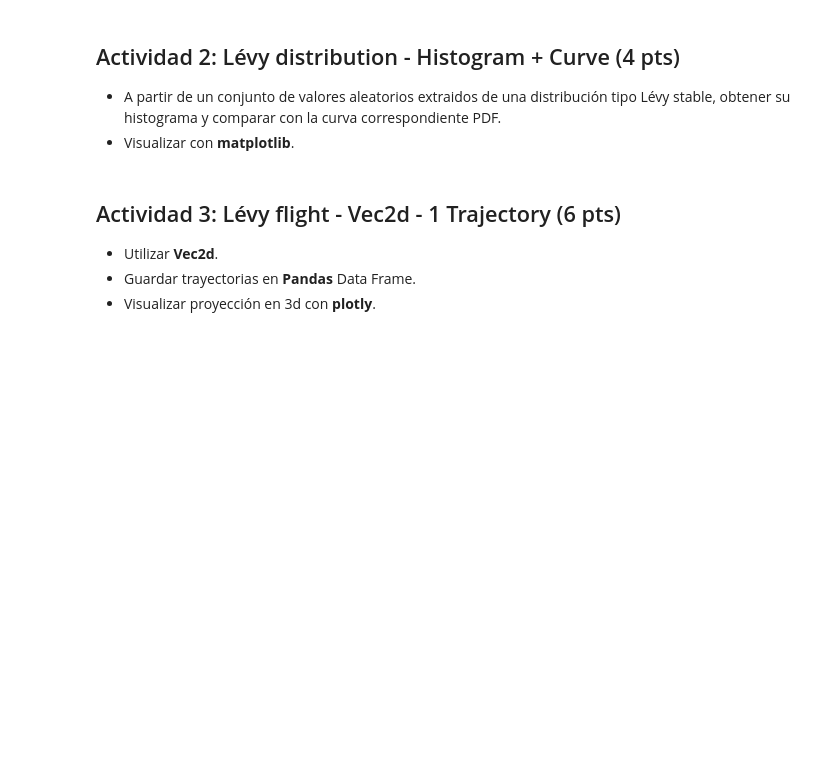
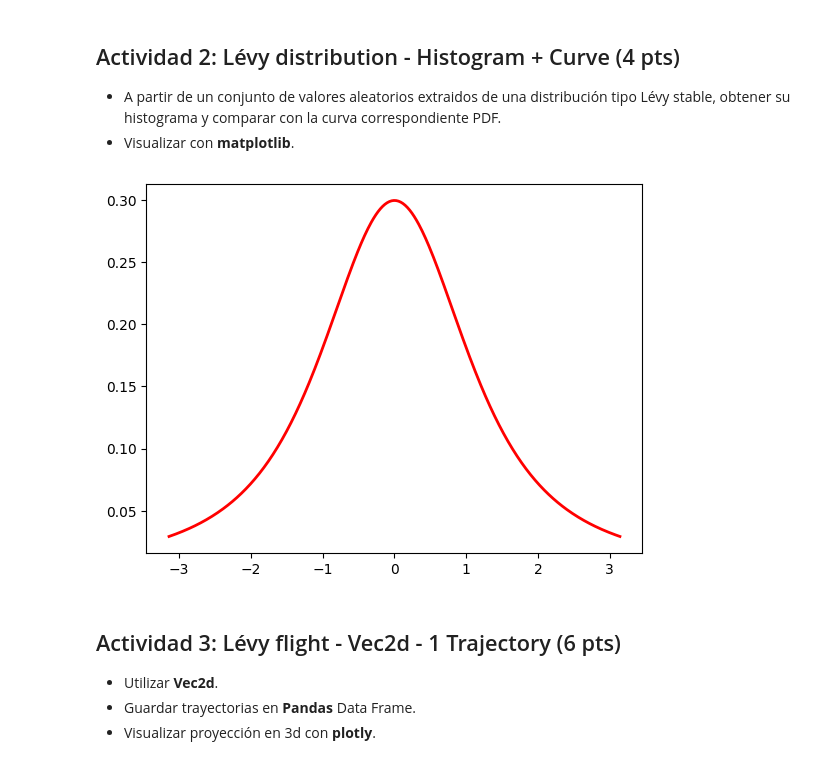
Before and after one commit to marcocucei/TI_I_Practica2, a Jupyter notebook: TI_1_Practica2.ipynb, the cells around one changed output. Drawn from its saved outputs; the diff is of its cells as text; code cells hidden in the pictures; blank space fills up the shorter version.

```diff
--- a/TI_1_Practica2.ipynb
+++ b/TI_1_Practica2.ipynb
@@ -115,17 +115,29 @@ fig_Levy_pdf.show()
 # %%
 #Parametros de la distribucion de Levy stable
 beta = 0.0
 levy_exponent = 1.2
-resolution = 600
+resolution = 400
 
 #dominio a evaluar la distribucion de los valores
-aux_domain = np.linspace(-10, 10, resolution)
+aux_domain = np.linspace(-np.pi, np.pi, resolution)
 
 #generar datos aleatorios con levy_stable.rvs
-levy_data = levy_stable.rvs(levy_exponent, beta, resolution)
+levy_data = levy_stable.rvs(levy_exponent, beta, size=resolution)
 
 #obtener la distribucion PDF con Levy stabñe en el dominio
 levy_pdf = levy_stable.pdf(aux_domain, levy_exponent, beta)
+
+# Inicializamos la figura y los subplots
+plt_figure, subplot = plt.subplots()
+
+# Configuramos el subplot, pasamos los datos de la densidad de probabilidad y creamos el histograma
+subplot.plot(aux_domain, levy_pdf, lw=2, label='Curva PDF Lévy Stable', color="red")
+
+
+# Mostrar el gráfico
+plt.show()
+# %% [output]
+[figure, added]
 # %% [markdown]
 ## Actividad 3: Lévy ﬂight - Vec2d - 1 Trajectory (6 pts)
 
```
